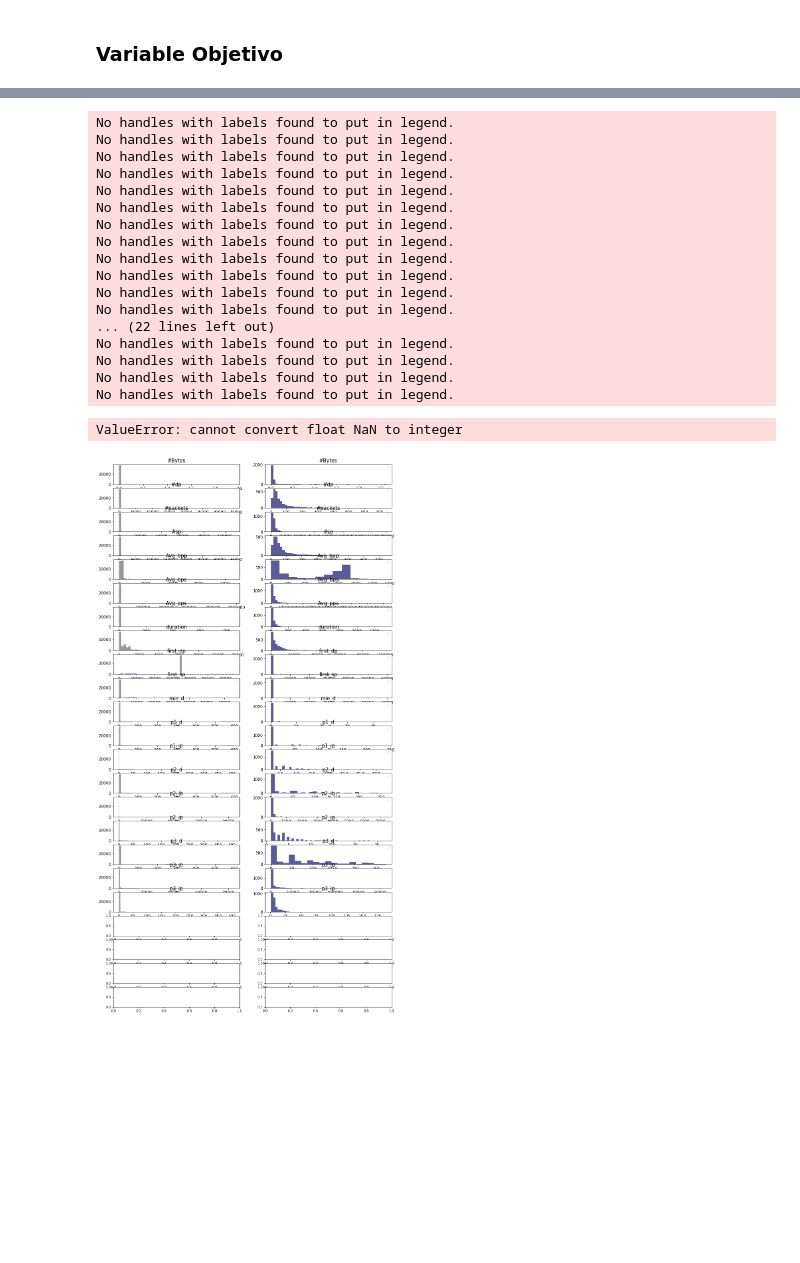
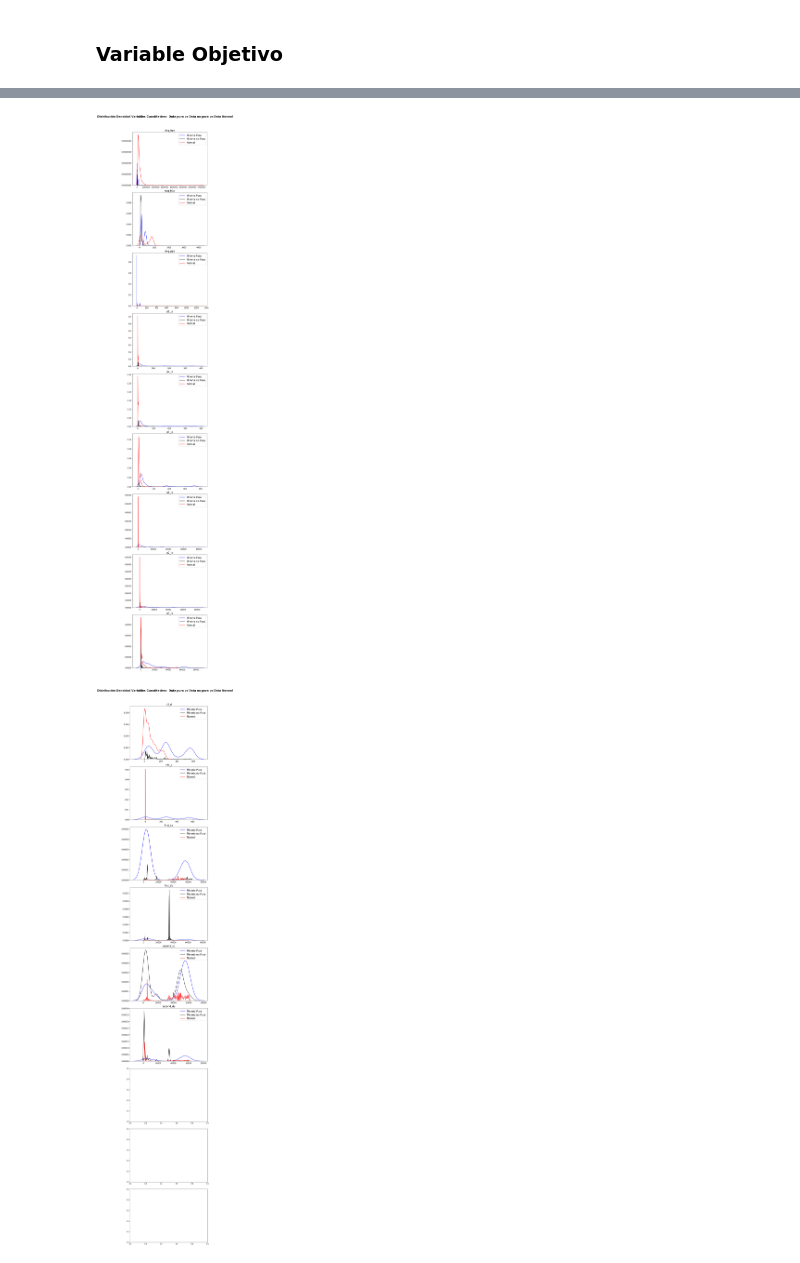
Before and after one commit to Kaiziferr/-Miner_Detector, a Jupyter notebook: PDG/Untitled.ipynb, the cells around one changed output, grey strips where cells are left out. Cells and saved outputs as stored; diff of their text form; code cells hidden in the pictures; blank space fills up the shorter version.

```diff
--- a/PDG/Untitled.ipynb
+++ b/PDG/Untitled.ipynb
@@ -113,0 +111,2 @@ len(Feature_Selection)
+# %%
+Feature_Selection = data_A.select_dtypes(include = ['int64','float64']).columns
@@ -143,52 +138,40 @@ fig.suptitle('Distribución Densidad Variables Cuantitativas: Data pura vs Data
+# %%
+best_feature_pure = ['Avg_bps','Avg_bpp' ,'Avg_pps','p1_ip','p2_ip','p3_ip','p1_ib','p2_ib','p3_ib']
+
+fig, ax = plt.subplots(nrows = 9, ncols = 1, figsize = (8,50))
+ax = ax.flat
+for i, col in enumerate(best_feature_pure):
+    sns.kdeplot(data_A[data_A['Type'] == 'mine'][col], color='blue', shade=False, ax = ax[i], label = "Mineria Pura")
+    sns.kdeplot(data_B[data_B['Type'] == 'mine'][col], color='black', shade=False, ax = ax[i], label = "Mineria no Pura")
+    sns.kdeplot(data_A[data_A['Type'] == 'not_mine'][col], color='red', shade=False, ax = ax[i], label = "Normal")
+    ax[i].set_title(col, size = 15)
+    ax[i].tick_params(labelsize = 12)
+    ax[i].set_xlabel("", size=9)
+    ax[i].legend(fontsize = 15)
+
+fig.tight_layout()
+plt.subplots_adjust(top = 0.95)
+fig.suptitle('Distribución Densidad Variables Cuantitativas: Data pura vs Data no pura vs Data Normal', fontsize = 17, fontweight = "bold");
+# %% [output]
+[figure, added]
 # %%
-fig, ax = plt.subplots(nrows = 23, ncols = 2, figsize = (15,30))
+best_feature_pure = ['p3_d','min_d', 'first_sp','first_dp', 'second_sp','second_dp']
+
+fig, ax = plt.subplots(nrows = 9, ncols = 1, figsize = (8,50))
 ax = ax.flat
-a = 0
-b = 1
-for i, col in enumerate(Feature_Selection[0:len(Feature_Selection)-1]):
-    if i > 0:
-        a = a+1
-        b = b+1
-
-    sns.distplot(data_A[data_A['Type'] == 'mine'][col], color='blue', kde=False, ax = ax[i+a])
-    sns.distplot(data_B[data_B['Type'] == 'mine'][col], color='black', kde=False, ax = ax[i+a])
-
-    ax[i+a].set_title(col, size = 15)
-    ax[i+a].tick_params(labelsize = 12)
-    ax[i+a].set_xlabel("", size=9)
-    ax[i+a].legend()
-
-    sns.distplot(data_A[data_A['Type'] == 'not_mine'][col], color='blue', kde=False, ax = ax[i+b])
-    sns.distplot(data_B[data_B['Type'] == 'not_mine'][col], color='black', kde=False, ax = ax[i+b])
-
-    ax[i+b].set_title(col, size = 15)
-    ax[i+b].tick_params(labelsize = 12)
-    ax[i+b].set_xlabel("", size=9)
-    ax[i+b].legend()
-
+for i, col in enumerate(best_feature_pure):
+    sns.kdeplot(data_A[data_A['Type'] == 'mine'][col], color='blue', shade=False, ax = ax[i], label = "Mineria Pura")
+    sns.kdeplot(data_B[data_B['Type'] == 'mine'][col], color='black', shade=False, ax = ax[i], label = "Mineria no Pura")
+    sns.kdeplot(data_A[data_A['Type'] == 'not_mine'][col], color='red', shade=False, ax = ax[i], label = "Normal")
+    ax[i].set_title(col, size = 15)
+    ax[i].tick_params(labelsize = 12)
+    ax[i].set_xlabel("", size=9)
+    ax[i].legend(fontsize = 15)
 
 fig.tight_layout()
 plt.subplots_adjust(top = 0.95)
-fig.suptitle('Histogramas Variables Cuantitativas: Data pura vs Data no pura', fontsize = 17, fontweight = "bold");
+fig.suptitle('Distribución Densidad Variables Cuantitativas: Data pura vs Data no pura vs Data Normal', fontsize = 17, fontweight = "bold");
 # %% [output]
-No handles with labels found to put in legend.
-No handles with labels found to put in legend.
-No handles with labels found to put in legend.
-No handles with labels found to put in legend.
-No handles with labels found to put in legend.
-No handles with labels found to put in legend.
-No handles with labels found to put in legend.
-No handles with labels found to put in legend.
-No handles with labels found to put in legend.
-No handles with labels found to put in legend.
-No handles with labels found to put in legend.
-No handles with labels found to put in legend.
-... (22 lines left out)
-No handles with labels found to put in legend.
-No handles with labels found to put in legend.
-No handles with labels found to put in legend.
-No handles with labels found to put in legend.
-ValueError: cannot convert float NaN to integer
-[figure, old version]
+[figure, new version]
 # %%
 sns.scatterplot(x="first_sp", y=data_A, data=data_A)
```
Also changed, not shown: parts of 12 cells of this notebook, 7 other files.
